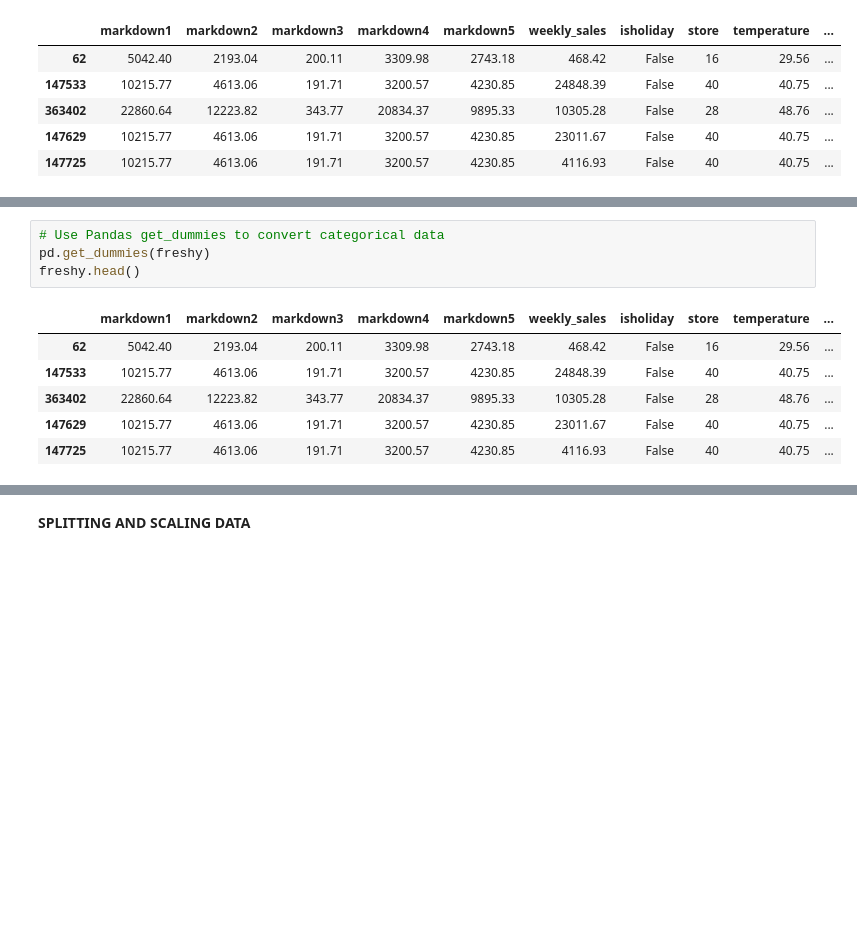
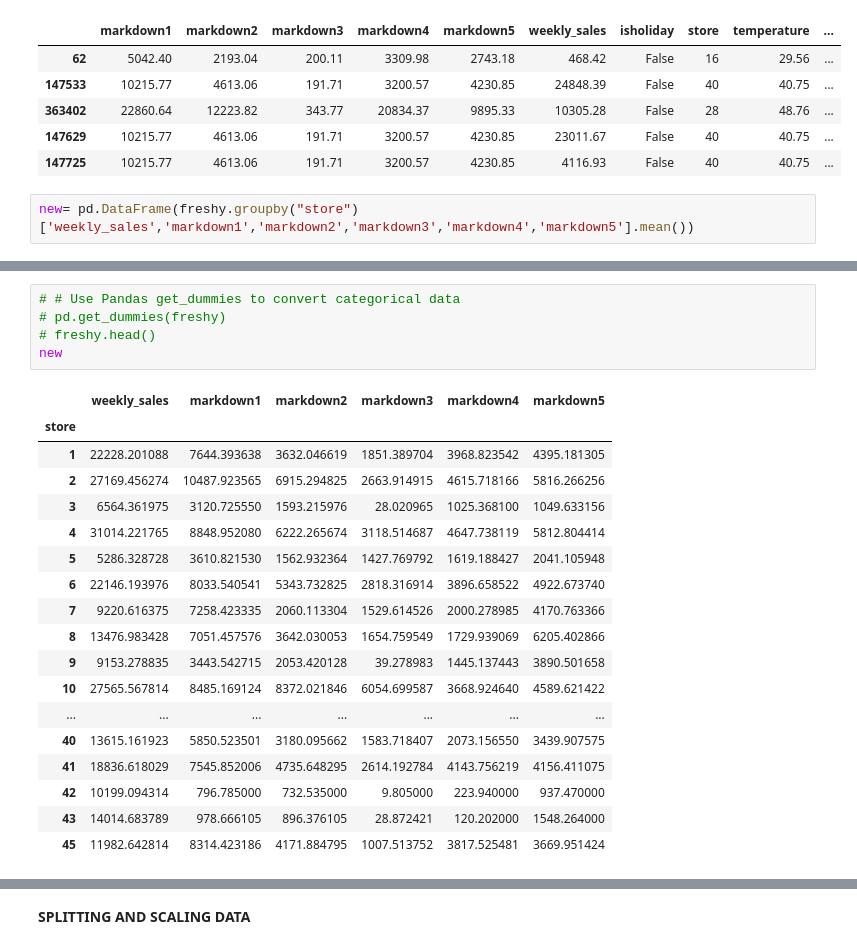
Before and after one commit to Infinity183/Sales_Retail_FP, a Jupyter notebook: Preprocessing_Linearregression_AP.ipynb, the cells around one changed output, grey strips where cells are left out. Cells and saved outputs as stored; diff of their text form; blank space fills up the shorter version.

```diff
--- a/Preprocessing_Linearregression_AP.ipynb
+++ b/Preprocessing_Linearregression_AP.ipynb
@@ -215,3 +215,5 @@ freshy.head()
 | 363402 | 22860.64 | 12223.82 | 343.77 | 20834.37 | 9895.33 | 10305.28 | False | 28 | 48.76 | ... |
 | 147629 | 10215.77 | 4613.06 | 191.71 | 3200.57 | 4230.85 | 23011.67 | False | 40 | 40.75 | ... |
 | 147725 | 10215.77 | 4613.06 | 191.71 | 3200.57 | 4230.85 | 4116.93 | False | 40 | 40.75 | ... |
+# %%
+new= pd.DataFrame(freshy.groupby("store")['weekly_sales','markdown1','markdown2','markdown3','markdown4','markdown5'].mean())
@@ -218,11 +232,24 @@ freshy.head()
 # %%
-# Use Pandas get_dummies to convert categorical data
-pd.get_dummies(freshy)
-freshy.head()
+# # Use Pandas get_dummies to convert categorical data
+# pd.get_dummies(freshy)
+# freshy.head()
+new
 # %% [output]
-|  | markdown1 | markdown2 | markdown3 | markdown4 | markdown5 | weekly_sales | isholiday | store | temperature | ... |
-| 62 | 5042.40 | 2193.04 | 200.11 | 3309.98 | 2743.18 | 468.42 | False | 16 | 29.56 | ... |
-| 147533 | 10215.77 | 4613.06 | 191.71 | 3200.57 | 4230.85 | 24848.39 | False | 40 | 40.75 | ... |
-| 363402 | 22860.64 | 12223.82 | 343.77 | 20834.37 | 9895.33 | 10305.28 | False | 28 | 48.76 | ... |
-| 147629 | 10215.77 | 4613.06 | 191.71 | 3200.57 | 4230.85 | 23011.67 | False | 40 | 40.75 | ... |
-| 147725 | 10215.77 | 4613.06 | 191.71 | 3200.57 | 4230.85 | 4116.93 | False | 40 | 40.75 | ... |
+|  | weekly_sales | markdown1 | markdown2 | markdown3 | markdown4 | markdown5 |
+| store |  |  |  |  |  |  |
+| 1 | 22228.201088 | 7644.393638 | 3632.046619 | 1851.389704 | 3968.823542 | 4395.181305 |
+| 2 | 27169.456274 | 10487.923565 | 6915.294825 | 2663.914915 | 4615.718166 | 5816.266256 |
+| 3 | 6564.361975 | 3120.725550 | 1593.215976 | 28.020965 | 1025.368100 | 1049.633156 |
+| 4 | 31014.221765 | 8848.952080 | 6222.265674 | 3118.514687 | 4647.738119 | 5812.804414 |
+| 5 | 5286.328728 | 3610.821530 | 1562.932364 | 1427.769792 | 1619.188427 | 2041.105948 |
+| 6 | 22146.193976 | 8033.540541 | 5343.732825 | 2818.316914 | 3896.658522 | 4922.673740 |
+| 7 | 9220.616375 | 7258.423335 | 2060.113304 | 1529.614526 | 2000.278985 | 4170.763366 |
+| 8 | 13476.983428 | 7051.457576 | 3642.030053 | 1654.759549 | 1729.939069 | 6205.402866 |
+| 9 | 9153.278835 | 3443.542715 | 2053.420128 | 39.278983 | 1445.137443 | 3890.501658 |
+| 10 | 27565.567814 | 8485.169124 | 8372.021846 | 6054.699587 | 3668.924640 | 4589.621422 |
+| ... | ... | ... | ... | ... | ... | ... |
+| 40 | 13615.161923 | 5850.523501 | 3180.095662 | 1583.718407 | 2073.156550 | 3439.907575 |
+| 41 | 18836.618029 | 7545.852006 | 4735.648295 | 2614.192784 | 4143.756219 | 4156.411075 |
+| 42 | 10199.094314 | 796.785000 | 732.535000 | 9.805000 | 223.940000 | 937.470000 |
+| 43 | 14014.683789 | 978.666105 | 896.376105 | 28.872421 | 120.202000 | 1548.264000 |
+| 45 | 11982.642814 | 8314.423186 | 4171.884795 | 1007.513752 | 3817.525481 | 3669.951424 |
```
Also changed, not shown: parts of 10 cells of this notebook.
